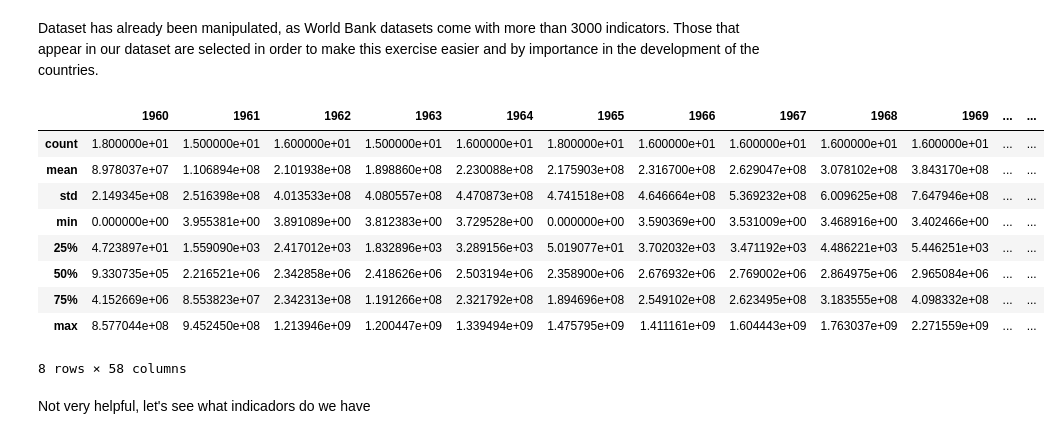
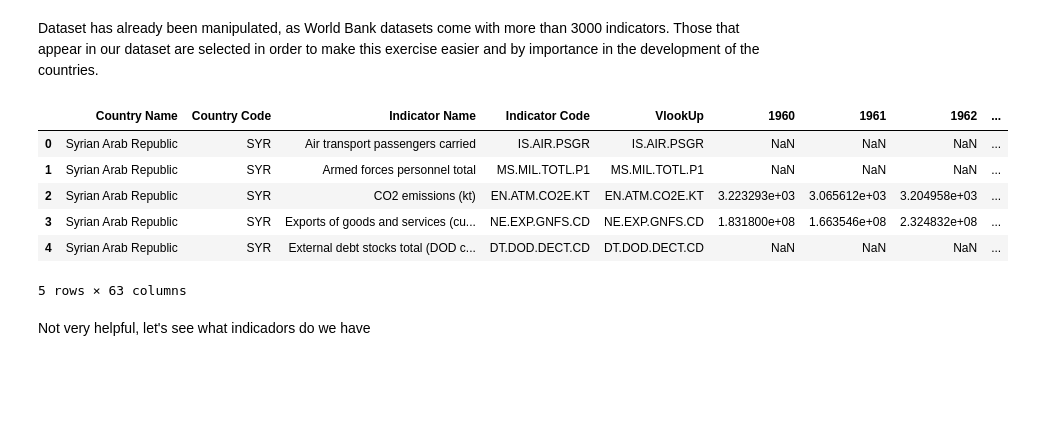
Before and after one commit to VicenteMolina/what-would-have-happened-if, a Jupyter notebook: Data_treatment.ipynb, the cells around one changed output. Drawn from its saved outputs; the diff is of its cells as text; code cells hidden in the pictures; blank space fills up the shorter version.

```diff
--- a/Data_treatment.ipynb
+++ b/Data_treatment.ipynb
@@ -34,18 +33,15 @@ df_morocco = pd.read_excel("Morocco_Dataset_WB.xls")
 # %% [markdown]
 Dataset has already been manipulated, as World Bank datasets come with more than 3000 indicators. Those that appear in our dataset are selected in order to make this exercise easier and by importance in the development of the countries.
 # %%
-df_syria.describe()
+df_syria.head()
 # %% [output]
-|  | 1960 | 1961 | 1962 | 1963 | 1964 | 1965 | 1966 | 1967 | 1968 | 1969 | ... | ... |
-| count | 1.800000e+01 | 1.500000e+01 | 1.600000e+01 | 1.500000e+01 | 1.600000e+01 | 1.800000e+01 | 1.600000e+01 | 1.600000e+01 | 1.600000e+01 | 1.600000e+01 | ... | ... |
-| mean | 8.978037e+07 | 1.106894e+08 | 2.101938e+08 | 1.898860e+08 | 2.230088e+08 | 2.175903e+08 | 2.316700e+08 | 2.629047e+08 | 3.078102e+08 | 3.843170e+08 | ... | ... |
-| std | 2.149345e+08 | 2.516398e+08 | 4.013533e+08 | 4.080557e+08 | 4.470873e+08 | 4.741518e+08 | 4.646664e+08 | 5.369232e+08 | 6.009625e+08 | 7.647946e+08 | ... | ... |
-| min | 0.000000e+00 | 3.955381e+00 | 3.891089e+00 | 3.812383e+00 | 3.729528e+00 | 0.000000e+00 | 3.590369e+00 | 3.531009e+00 | 3.468916e+00 | 3.402466e+00 | ... | ... |
-| 25% | 4.723897e+01 | 1.559090e+03 | 2.417012e+03 | 1.832896e+03 | 3.289156e+03 | 5.019077e+01 | 3.702032e+03 | 3.471192e+03 | 4.486221e+03 | 5.446251e+03 | ... | ... |
-| 50% | 9.330735e+05 | 2.216521e+06 | 2.342858e+06 | 2.418626e+06 | 2.503194e+06 | 2.358900e+06 | 2.676932e+06 | 2.769002e+06 | 2.864975e+06 | 2.965084e+06 | ... | ... |
-| 75% | 4.152669e+06 | 8.553823e+07 | 2.342313e+08 | 1.191266e+08 | 2.321792e+08 | 1.894696e+08 | 2.549102e+08 | 2.623495e+08 | 3.183555e+08 | 4.098332e+08 | ... | ... |
-| max | 8.577044e+08 | 9.452450e+08 | 1.213946e+09 | 1.200447e+09 | 1.339494e+09 | 1.475795e+09 | 1.411161e+09 | 1.604443e+09 | 1.763037e+09 | 2.271559e+09 | ... | ... |
+|  | Country Name | Country Code | Indicator Name | Indicator Code | VlookUp | 1960 | 1961 | 1962 | ... |
+| 0 | Syrian Arab Republic | SYR | Air transport passengers carried | IS.AIR.PSGR | IS.AIR.PSGR | NaN | NaN | NaN | ... |
+| 1 | Syrian Arab Republic | SYR | Armed forces personnel total | MS.MIL.TOTL.P1 | MS.MIL.TOTL.P1 | NaN | NaN | NaN | ... |
+| 2 | Syrian Arab Republic | SYR | CO2 emissions (kt) | EN.ATM.CO2E.KT | EN.ATM.CO2E.KT | 3.223293e+03 | 3.065612e+03 | 3.204958e+03 | ... |
+| 3 | Syrian Arab Republic | SYR | Exports of goods and services (cu... | NE.EXP.GNFS.CD | NE.EXP.GNFS.CD | 1.831800e+08 | 1.663546e+08 | 2.324832e+08 | ... |
+| 4 | Syrian Arab Republic | SYR | External debt stocks total (DOD c... | DT.DOD.DECT.CD | DT.DOD.DECT.CD | NaN | NaN | NaN | ... |
-8 rows × 58 columns
+5 rows × 63 columns
 # %% [markdown]
 Not very helpful, let's see what indicadors do we have
 # %%
```
Also changed, not shown: parts of 30 cells of this notebook.
